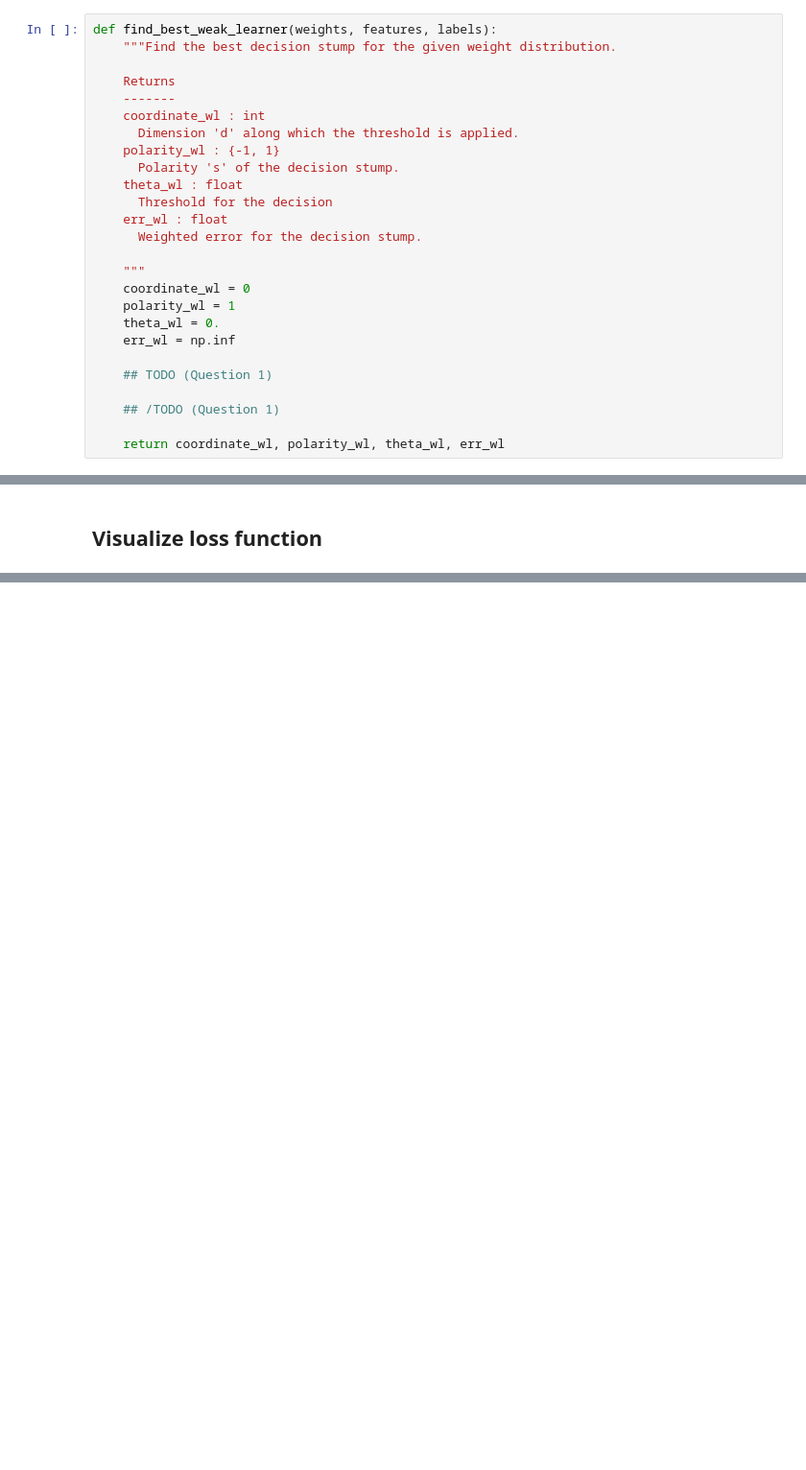
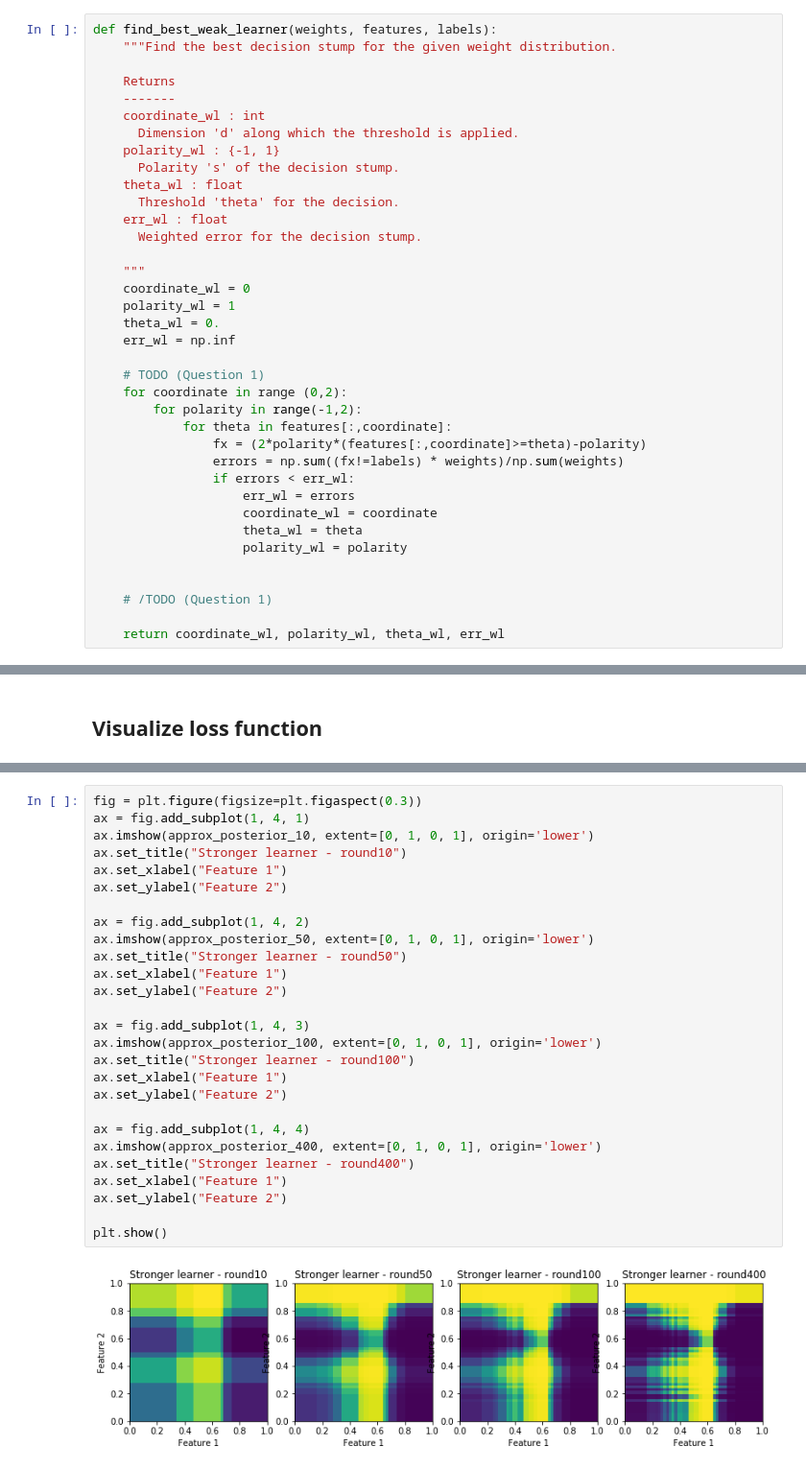
Before and after one commit to evamush/machine_learning, a Jupyter notebook: AdaBoostClassifier/assignment4.ipynb, the cells around one changed output, grey strips where cells are left out. Shown at 96% size. Drawn from its saved outputs; the diff is of its cells as text; blank space fills up the shorter version.

```diff
--- a/AdaBoostClassifier/assignment4.ipynb
+++ b/AdaBoostClassifier/assignment4.ipynb
@@ -67,7 +102,7 @@ def find_best_weak_learner(weights, features, labels):
     polarity_wl : {-1, 1}
       Polarity 's' of the decision stump.
     theta_wl : float
-      Threshold for the decision
+      Threshold 'theta' for the decision.
     err_wl : float
       Weighted error for the decision stump.
 
@@ -77,8 +112,19 @@ def find_best_weak_learner(weights, features, labels):
     theta_wl = 0.
     err_wl = np.inf
 
-    ## TODO (Question 1)
+    # TODO (Question 1)
+    for coordinate in range (0,2):
+        for polarity in range(-1,2):
+            for theta in features[:,coordinate]:
+                fx = (2*polarity*(features[:,coordinate]>=theta)-polarity)
+                errors = np.sum((fx!=labels) * weights)/np.sum(weights)
+                if errors < err_wl:
+                    err_wl = errors
+                    coordinate_wl = coordinate
+                    theta_wl = theta
+                    polarity_wl = polarity
 
-    ## /TODO (Question 1)
+
+    # /TODO (Question 1)
 
     return coordinate_wl, polarity_wl, theta_wl, err_wl
@@ -182,0 +235,29 @@ plt.show()
+# %%
+fig = plt.figure(figsize=plt.figaspect(0.3))
+ax = fig.add_subplot(1, 4, 1)
+ax.imshow(approx_posterior_10, extent=[0, 1, 0, 1], origin='lower')
+ax.set_title("Stronger learner - round10")
+ax.set_xlabel("Feature 1")
+ax.set_ylabel("Feature 2")
+
+ax = fig.add_subplot(1, 4, 2)
+ax.imshow(approx_posterior_50, extent=[0, 1, 0, 1], origin='lower')
+ax.set_title("Stronger learner - round50")
+ax.set_xlabel("Feature 1")
+ax.set_ylabel("Feature 2")
+
+ax = fig.add_subplot(1, 4, 3)
+ax.imshow(approx_posterior_100, extent=[0, 1, 0, 1], origin='lower')
+ax.set_title("Stronger learner - round100")
+ax.set_xlabel("Feature 1")
+ax.set_ylabel("Feature 2")
+
+ax = fig.add_subplot(1, 4, 4)
+ax.imshow(approx_posterior_400, extent=[0, 1, 0, 1], origin='lower')
+ax.set_title("Stronger learner - round400")
+ax.set_xlabel("Feature 1")
+ax.set_ylabel("Feature 2")
+
+plt.show()
+# %% [output]
+[figure, added]
```
Also changed, not shown: parts of 12 cells of this notebook.
